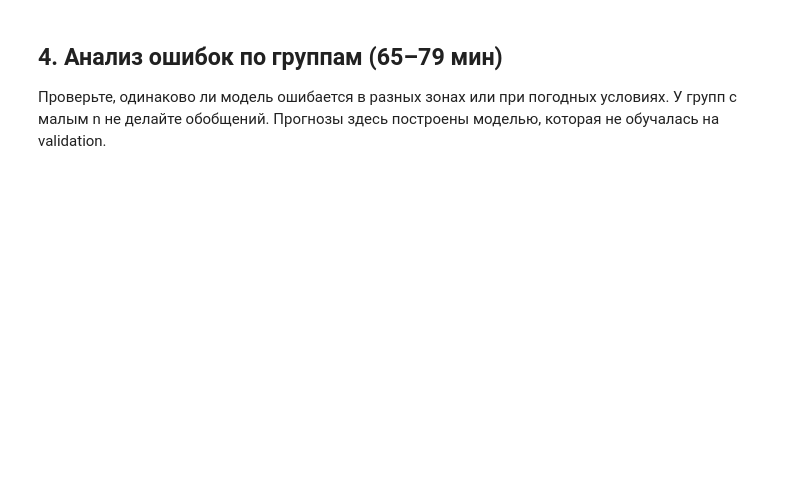
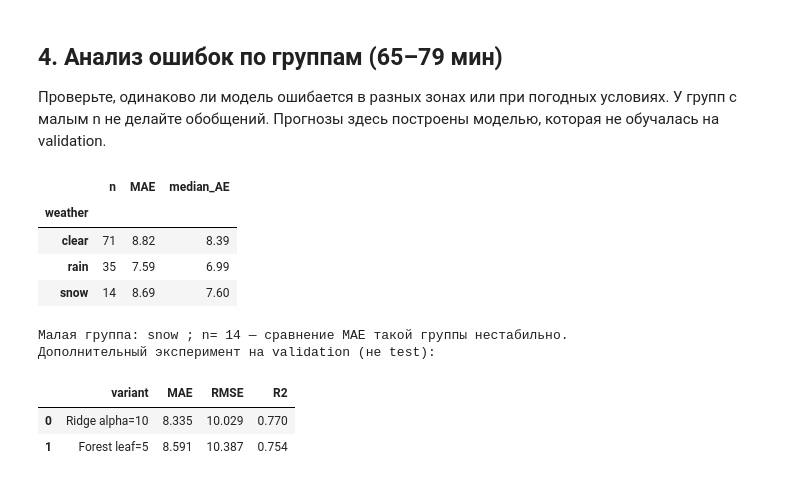
Before and after one commit to Vladislav-Evg-Sid/utmn-master-degree, a Jupyter notebook: tii/lb13/13_student.ipynb, the cells around one changed output. Cells and saved outputs as stored; diff of their text form; code cells hidden in the pictures; blank space fills up the shorter version.

```diff
--- a/tii/lb13/13_student.ipynb
+++ b/tii/lb13/13_student.ipynb
@@ -171,9 +233,35 @@ err.to_csv('13_validation_predictions.csv',index=False,encoding='utf-8-sig')
 # %%
 errors=val[['zone','weather','order_id']].copy()
 errors['absolute_error']=np.abs(residuals)
 group_stats=errors.groupby('weather',dropna=False)['absolute_error'].agg(['size','mean','median']).rename(columns={'size':'n','mean':'MAE','median':'median_AE'})
 display(group_stats.round(2))
 group_stats.to_csv('13_errors_by_weather.csv',encoding='utf-8-sig')
+print('Малая группа:',group_stats['n'].idxmin(),'; n=',int(group_stats['n'].min()),
+      '— сравнение MAE такой группы нестабильно.')
+
+# Дополнительный учебный эксперимент только на train/validation, без обращения к test.
+extra=[]
+for label, reg in [
+    ('Ridge alpha=10', Ridge(alpha=10.0)),
+    ('Forest leaf=5', RandomForestRegressor(n_estimators=120,max_depth=8,
+                                          min_samples_leaf=5,random_state=42,n_jobs=-1))]:
+    model=build_pipeline(reg)
+    model.fit(Xtrain,ytrain)
+    extra.append({'variant':label,**eval_regression(yval,model.predict(Xval))})
+extra_tbl=pd.DataFrame(extra)
+print('Дополнительный эксперимент на validation (не test):')
+display(extra_tbl.round(3))
+# %% [output]
+|  | n | MAE | median_AE |
+| weather |  |  |  |
+| clear | 71 | 8.82 | 8.39 |
+| rain | 35 | 7.59 | 6.99 |
+| snow | 14 | 8.69 | 7.60 |
+Малая группа: snow ; n= 14 — сравнение MAE такой группы нестабильно.
+Дополнительный эксперимент на validation (не test):
+|  | variant | MAE | RMSE | R2 |
+| 0 | Ridge alpha=10 | 8.335 | 10.029 | 0.770 |
+| 1 | Forest leaf=5 | 8.591 | 10.387 | 0.754 |
 # %% [markdown]
 ## 5. Самостоятельная часть и сдача (79–90 мин)
 
```
Also changed, not shown: parts of 4 cells of this notebook, 7 other files.
